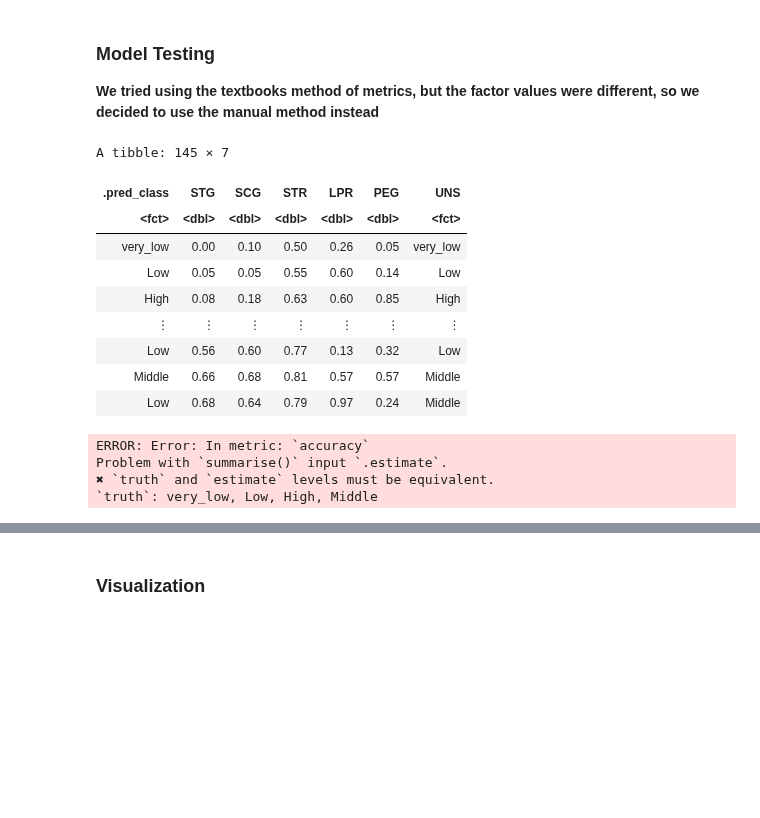
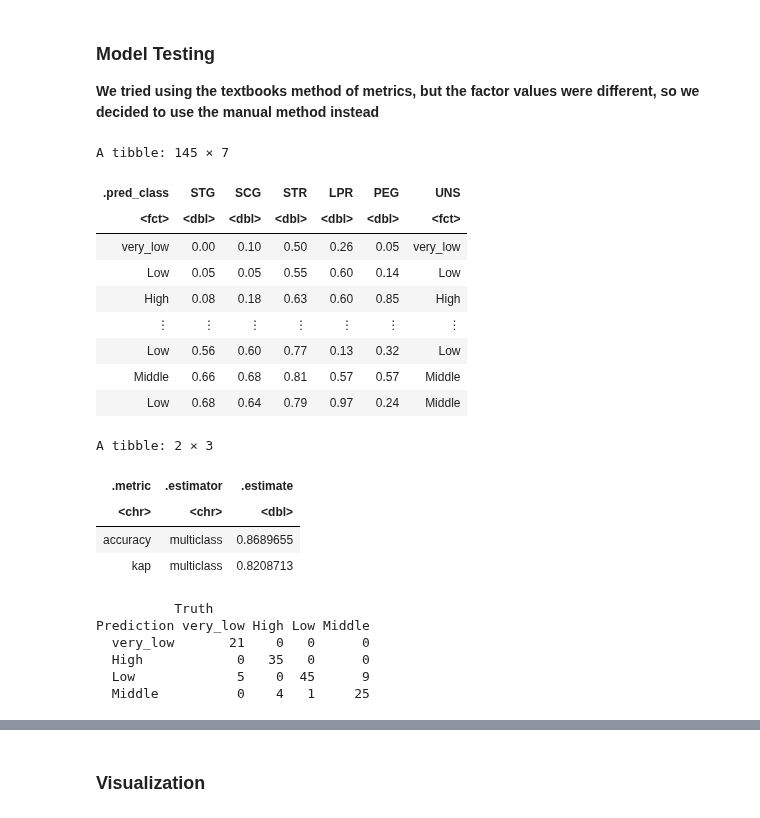
Before and after one commit to namyasharmaa/DSCI-100-Project, a Jupyter notebook: project_report.ipynb, the cells around one changed output, grey strips where cells are left out. Saved outputs shown, nothing was run; the diff lists cells and outputs as text; code cells hidden in the pictures; blank space fills up the shorter version.

Commit message:
Fix the level error of accuracy

```diff
--- a/project_report.ipynb
+++ b/project_report.ipynb
@@ -76,6 +58,9 @@ testing_data <- testing_data %>%
     mutate_at('UNS', str_replace, 'Very Low', 'very_low') %>%
     mutate(UNS = as_factor(UNS))
 
+# Change the order of levels to match training data
+testing_data$UNS <- factor(testing_data$UNS, levels = c("very_low", "High", "Low", "Middle"))
+
 # view the dataframe to make sure it is processed properly
 training_data
 testing_data
@@ -336,31 +319,38 @@ knn_fit <- knn_spec %>%
 **We tried using the textbooks method of metrics, but the factor values were different, so we decided to use the manual method instead**
 # %%
 library(yardstick)
-# The levels in the predicted vector must be the same as the levels in the original truth vector,
-# whether or not there is actually any data.
 
+# Predict testing_data using knn_fit model
 mnist_predictions <- predict(knn_fit , testing_data) %>%
       bind_cols(testing_data)
 mnist_predictions
+
 mnist_metrics <- mnist_predictions %>%
     metrics(truth = UNS, estimate = .pred_class)
 mnist_metrics
 
-# mnist_conf_mat <- mnist_predictions %>%
-#       conf_mat(truth = UNS, estimate = .pred_class)
-# mnist_conf_mat
+ mnist_conf_mat <- mnist_predictions %>%
+      conf_mat(truth = UNS, estimate = .pred_class)
+ mnist_conf_mat
 # %% [output]
 A tibble: 145 × 7
 | .pred_class | STG | SCG | STR | LPR | PEG | UNS |
 | <fct> | <dbl> | <dbl> | <dbl> | <dbl> | <dbl> | <fct> |
 | very_low | 0.00 | 0.10 | 0.50 | 0.26 | 0.05 | very_low |
 | Low | 0.05 | 0.05 | 0.55 | 0.60 | 0.14 | Low |
 | High | 0.08 | 0.18 | 0.63 | 0.60 | 0.85 | High |
 | ⋮ | ⋮ | ⋮ | ⋮ | ⋮ | ⋮ | ⋮ |
 | Low | 0.56 | 0.60 | 0.77 | 0.13 | 0.32 | Low |
 | Middle | 0.66 | 0.68 | 0.81 | 0.57 | 0.57 | Middle |
 | Low | 0.68 | 0.64 | 0.79 | 0.97 | 0.24 | Middle |
-ERROR: Error: In metric: `accuracy`
-Problem with `summarise()` input `.estimate`.
-✖ `truth` and `estimate` levels must be equivalent.
-`truth`: very_low, Low, High, Middle
+A tibble: 2 × 3
+| .metric | .estimator | .estimate |
+| <chr> | <chr> | <dbl> |
+| accuracy | multiclass | 0.8689655 |
+| kap | multiclass | 0.8208713 |
+          Truth
+Prediction very_low High Low Middle
+  very_low       21    0   0      0
+  High            0   35   0      0
+  Low             5    0  45      9
+  Middle          0    4   1     25
```
Also changed, not shown: parts of 5 cells of this notebook.
